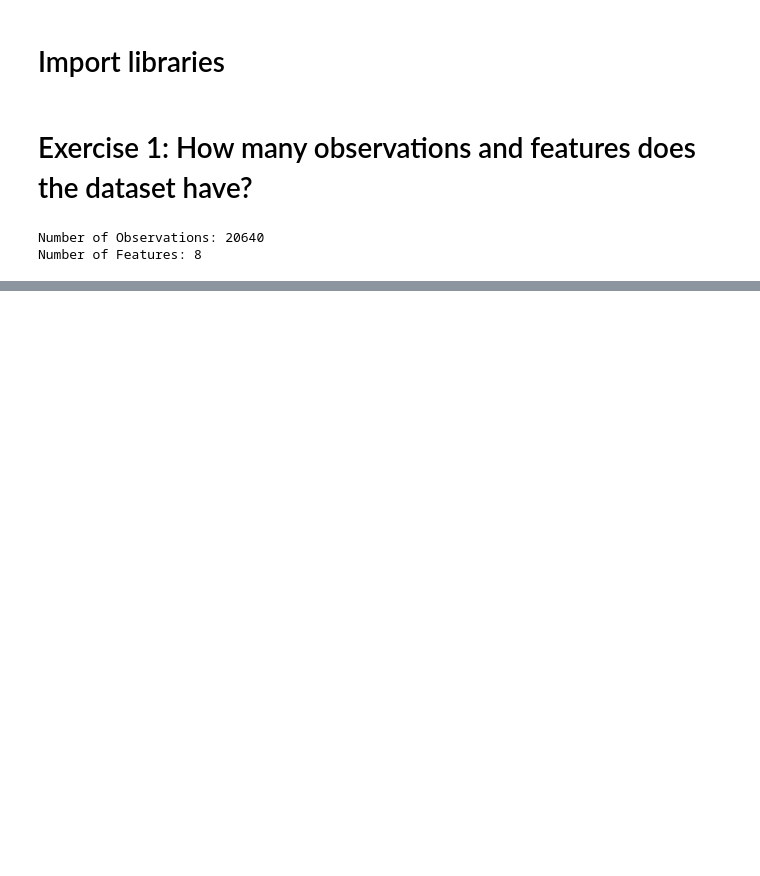
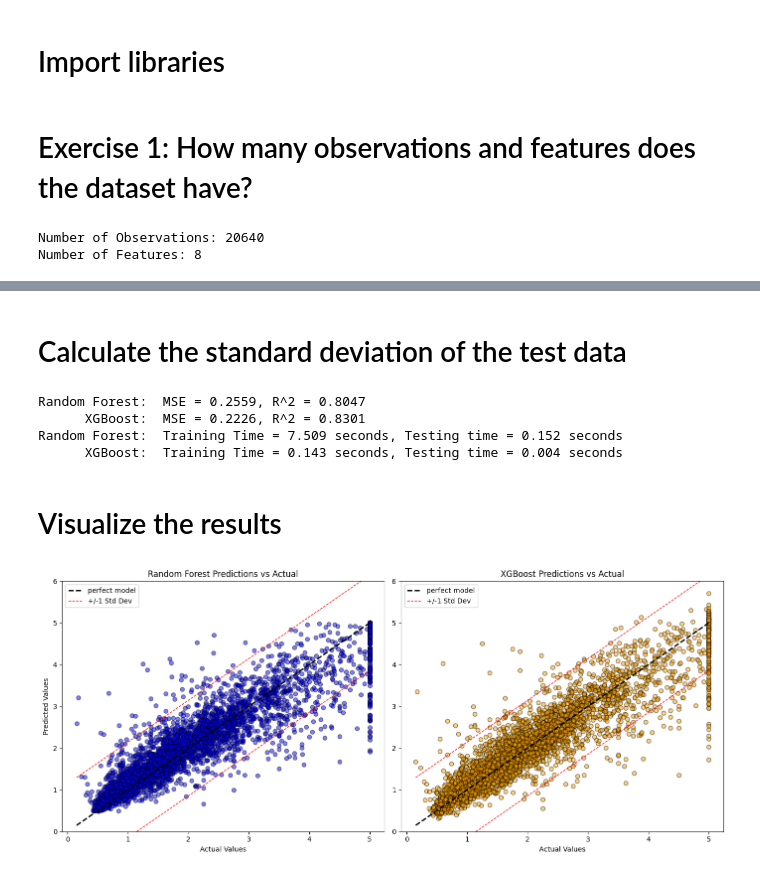
Before and after one commit to Hasan082/AI_and_Machine_learning, a Jupyter notebook: machien_learning/regresion/Random_ Forests _XGBoost.ipynb, the cells around one changed output, grey strips where cells are left out. Drawn from its saved outputs; the diff is of its cells as text; code cells hidden in the pictures; blank space fills up the shorter version.

Commit message:
Rnadom forest and xboost difference made

```diff
--- a/machien_learning/regresion/Random_ Forests _XGBoost.ipynb
+++ b/machien_learning/regresion/Random_ Forests _XGBoost.ipynb
@@ -42,0 +45,18 @@ Number of Features: 8
+# %%
+# Initialize models
+n_estimators=100
+rf = RandomForestRegressor(n_estimators=n_estimators, random_state=42)
+xgb = XGBRegressor(n_estimators=n_estimators, random_state=42)
+# %%
+# Fit models
+# Measure training time for Random Forest
+start_time_rf = time.time()
+rf.fit(X_train, y_train)
+end_time_rf = time.time()
+rf_train_time = end_time_rf - start_time_rf
+
+# Measure training time for XGBoost
+start_time_xgb = time.time()
+xgb.fit(X_train, y_train)
+end_time_xgb = time.time()
+xgb_train_time = end_time_xgb - start_time_xgb
@@ -42,0 +112,2 @@ Number of Features: 8
+# %% [markdown]
+# Calculate the standard deviation of the test data
@@ -42,0 +117,59 @@ Number of Features: 8
+# %%
+start_time_rf = time.time()
+y_pred_rf = rf.predict(X_test)
+end_time_rf = time.time()
+rf_pred_time = end_time_rf - start_time_rf
+
+# Measure prediciton time for XGBoost
+start_time_xgb = time.time()
+y_pred_xgb = xgb.predict(X_test)
+end_time_xgb = time.time()
+xgb_pred_time = end_time_xgb - start_time_xgb
+
+mse_rf = mean_squared_error(y_test, y_pred_rf)
+mse_xgb = mean_squared_error(y_test, y_pred_xgb)
+r2_rf = r2_score(y_test, y_pred_rf)
+r2_xgb = r2_score(y_test, y_pred_xgb)
+
+print(f'Random Forest:  MSE = {mse_rf:.4f}, R^2 = {r2_rf:.4f}')
+print(f'      XGBoost:  MSE = {mse_xgb:.4f}, R^2 = {r2_xgb:.4f}')
+print(f'Random Forest:  Training Time = {rf_train_time:.3f} seconds, Testing time = {rf_pred_time:.3f} seconds')
+print(f'      XGBoost:  Training Time = {xgb_train_time:.3f} seconds, Testing time = {xgb_pred_time:.3f} seconds')
+std_y = np.std(y_test)
+# %% [output]
+Random Forest:  MSE = 0.2559, R^2 = 0.8047
+      XGBoost:  MSE = 0.2226, R^2 = 0.8301
+Random Forest:  Training Time = 7.509 seconds, Testing time = 0.152 seconds
+      XGBoost:  Training Time = 0.143 seconds, Testing time = 0.004 seconds
+# %% [markdown]
+# Visualize the results
+# %%
+plt.figure(figsize=(14, 6))
+
+# Random Forest plot
+plt.subplot(1, 2, 1)
+plt.scatter(y_test, y_pred_rf, alpha=0.5, color="blue",ec='k')
+plt.plot([y_test.min(), y_test.max()], [y_test.min(), y_test.max()], 'k--', lw=2,label="perfect model")
+plt.plot([y_test.min(), y_test.max()], [y_test.min() + std_y, y_test.max() + std_y], 'r--', lw=1, label="+/-1 Std Dev")
+plt.plot([y_test.min(), y_test.max()], [y_test.min() - std_y, y_test.max() - std_y], 'r--', lw=1, )
+plt.ylim(0,6)
+plt.title("Random Forest Predictions vs Actual")
+plt.xlabel("Actual Values")
+plt.ylabel("Predicted Values")
+plt.legend()
+
+
+# XGBoost plot
+plt.subplot(1, 2, 2)
+plt.scatter(y_test, y_pred_xgb, alpha=0.5, color="orange",ec='k')
+plt.plot([y_test.min(), y_test.max()], [y_test.min(), y_test.max()], 'k--', lw=2,label="perfect model")
+plt.plot([y_test.min(), y_test.max()], [y_test.min() + std_y, y_test.max() + std_y], 'r--', lw=1, label="+/-1 Std Dev")
+plt.plot([y_test.min(), y_test.max()], [y_test.min() - std_y, y_test.max() - std_y], 'r--', lw=1, )
+plt.ylim(0,6)
+plt.title("XGBoost Predictions vs Actual")
+plt.xlabel("Actual Values")
+plt.legend()
+plt.tight_layout()
+plt.show()
+# %% [output]
+[figure, added]
```
Also changed, not shown: parts of 12 cells of this notebook.
